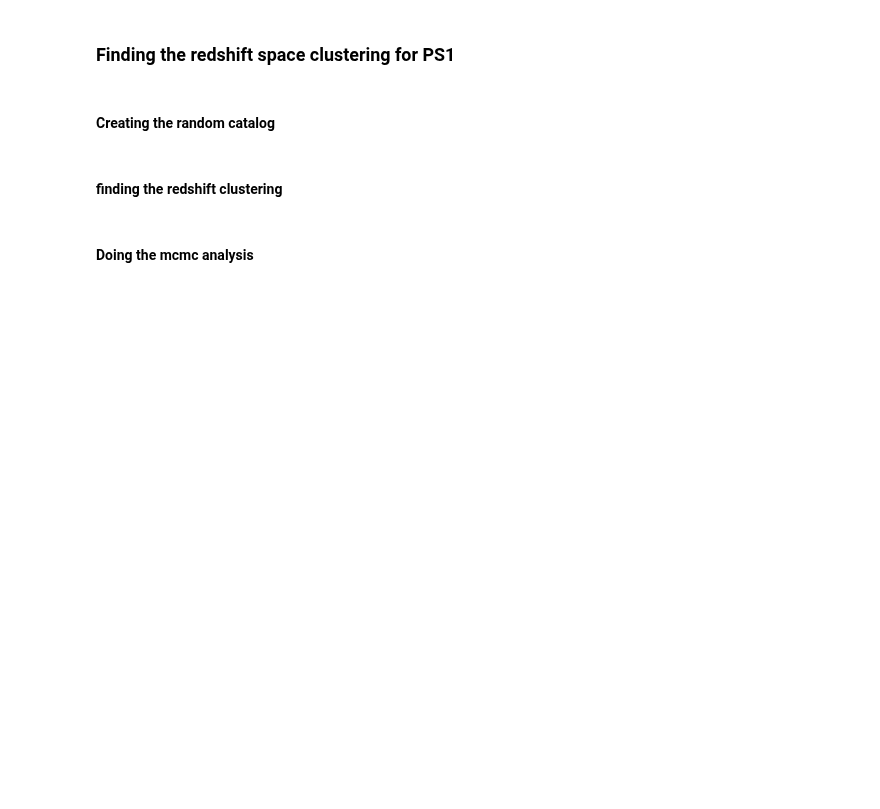
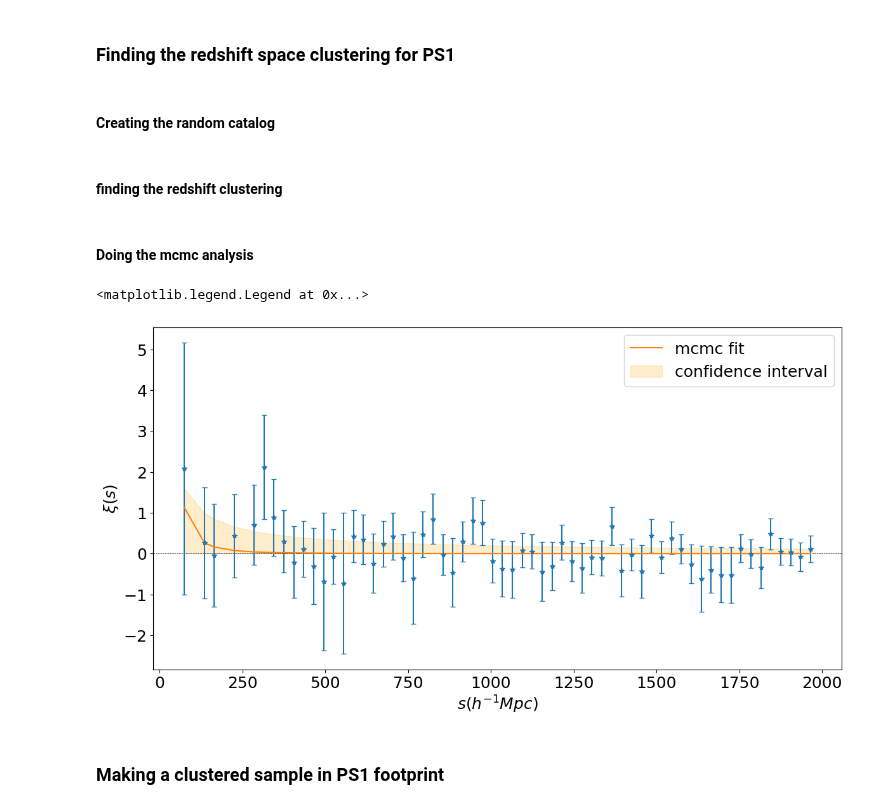
Before and after one commit to VibinRam/DP2, a Jupyter notebook: Codes/Clustering_analysis/Clustering_finder.ipynb, the cells around one changed output. Saved outputs shown, nothing was run; the diff lists cells and outputs as text; code cells hidden in the pictures; blank space fills up the shorter version.

```diff
--- a/Codes/Clustering_analysis/Clustering_finder.ipynb
+++ b/Codes/Clustering_analysis/Clustering_finder.ipynb
@@ -397,7 +405,7 @@ samples = sampler.flatchain
 print(samples.shape)
 
 import corner
-mpl.rcParams['font.size'] = 18
+mpl.rcParams['font.size'] = 14
 labels = ['s0', 'delta']
 fig = corner.corner(samples, show_titles=True, labels=labels, plot_datapoints=True, quantiles=[0.16, 0.5, 0.84])
 plt.show()
@@ -409,0 +412,34 @@ plt.show()
+# %%
+file = open(DP2_DIRECTORY + "Data/" + "latex_table.txt.txt", 'r')
+data_here = np.genfromtxt(file)
+
+s_mid = data_here[:,0]
+xi = data_here[:, 8]
+xi_err = data_here[:, 10]
+
+loc_here = np.where(~(np.isnan(xi) | np.isnan(xi_err)))
+
+s_mid = s_mid[loc_here]
+xi = xi[loc_here]
+xi_err = xi_err[loc_here]
+
+mpl.rcParams['font.size'] = 18
+fign, axn = plt.subplots(figsize=(14,7))
+axn.axhline(0, ls = '--', lw = 0.5, c = 'black')
+
+axn.errorbar(s_mid, xi, xi_err, fmt='*', capsize=3)
+axn.set_ylabel(r'$\xi(s)$')
+axn.set_xlabel(r'$s (h^{-1}Mpc)$')
+
+fit_clust = pow(s_mid/ 78.48, -2.47)
+fit_clust_u = pow(s_mid/ (78.48+55.19), -2.47+1.67)
+fit_clust_d = pow(s_mid/ (78.48-52.94), -2.47-1.19)
+
+axn.plot(s_mid, fit_clust, '-', label="mcmc fit")
+axn.fill_between(s_mid, fit_clust_d, fit_clust_u, color='orange', alpha=.2, label="confidence interval")
+plt.legend()
+# %% [output]
+<matplotlib.legend.Legend at 0x...>
+[figure, added]
+# %% [markdown]
+### Making a clustered sample in PS1 footprint
```
Also changed, not shown: parts of 7 cells of this notebook, 15 other files.
